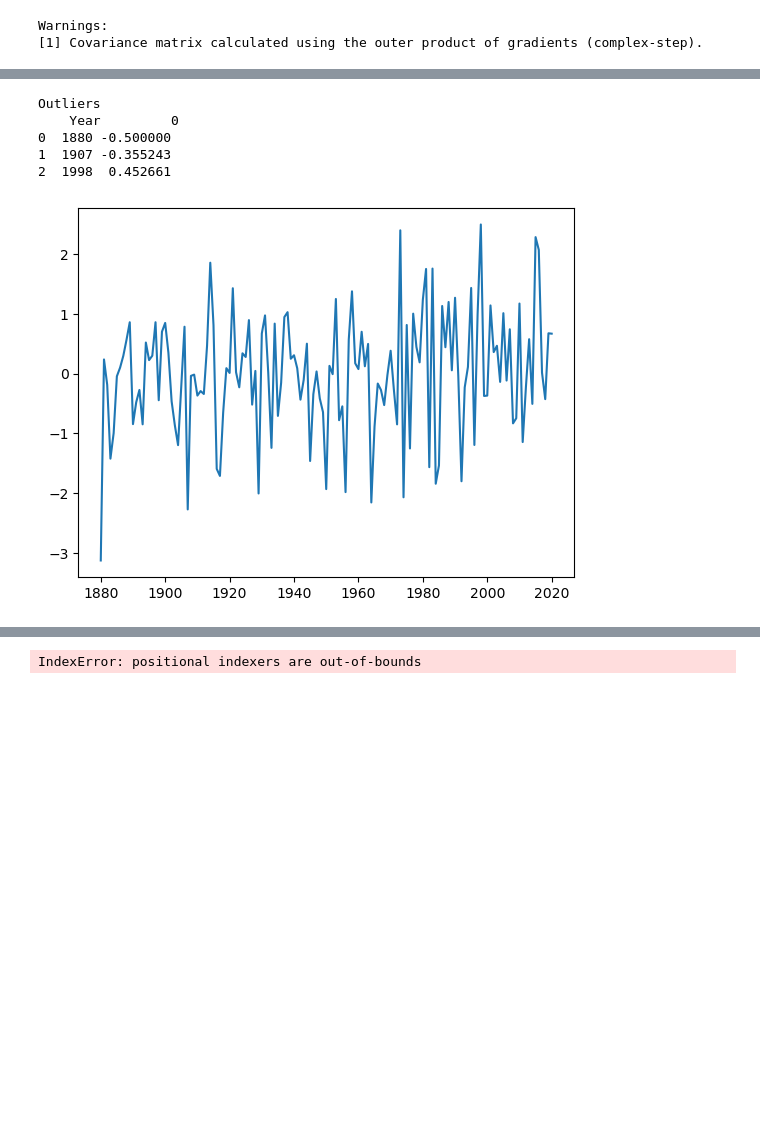
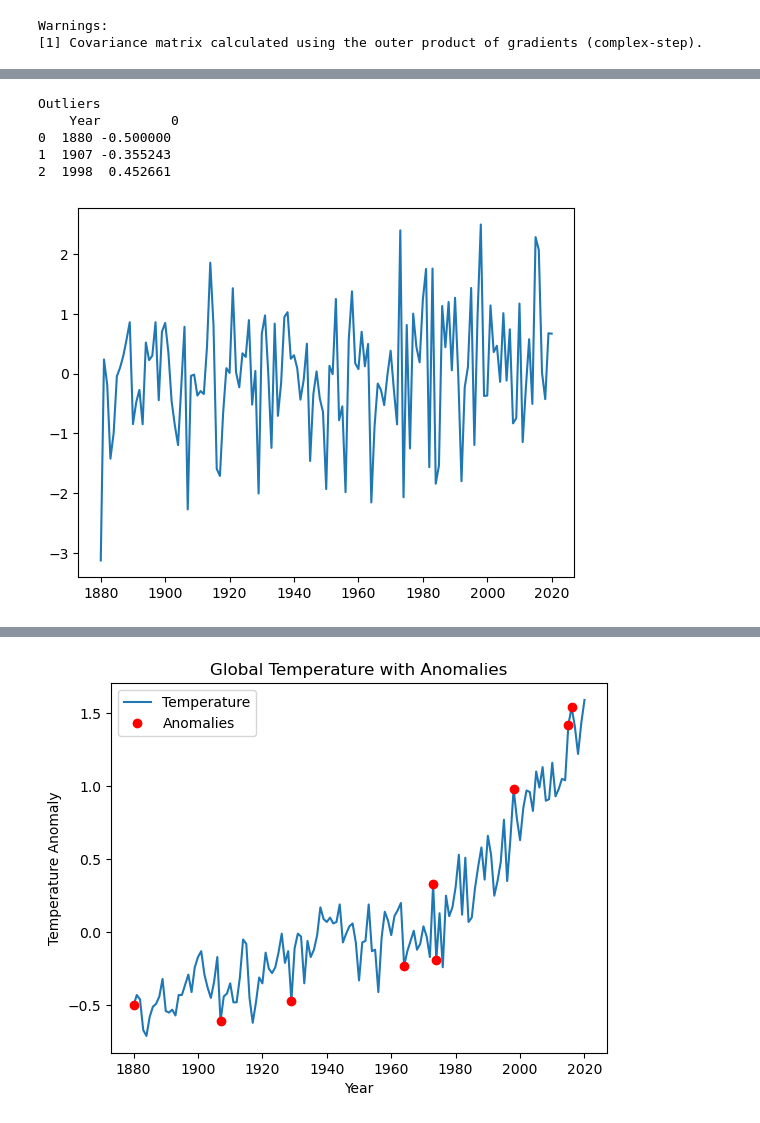
Before and after one commit to nagars/IL2233-KTH-Embedded-Intelligence, a Jupyter notebook: Project/Project_Task3.ipynb, the cells around one changed output, grey strips where cells are left out. Drawn from its saved outputs; the diff is of its cells as text; code cells hidden in the pictures; blank space fills up the shorter version.

```diff
--- a/Project/Project_Task3.ipynb
+++ b/Project/Project_Task3.ipynb
@@ -184,4 +177,6 @@ Ljung-Box test: p value is > 0.05. Thus the data is random
 # %%
+from pandas import Series
+
 # Anomaly Detection
 
 def box_plot_outlier(data):
@@ -202,32 +197,42 @@ def z_score(data):
     # Calculate Z-score for each data point
     return (data - np.mean(data)) / np.std(data)
 
-#Box plot
-plt.boxplot(residuals)
+def find_anomalies(series, title="plot", filename="Anomaly"):
+
+    #Box plot
+    plt.figure()
+    plt.boxplot(series)
+    plt.title = title
+    plt.savefig(f'plots/{filename}_BoxPlot.png')
+    plt.show()
+
+    # Print Outliers
+    outliers = box_plot_outlier(series)
+    print("Outliers \n",series[series.isin(outliers)].reset_index())
+
+    # Plot zscores
+    zscore = z_score(series)
+    plt.figure()
+    plt.plot(zscore)
+    plt.title = title
+    plt.savefig(f'plots/{filename}_ZScore.png')
+    plt.show()
+
+    # Anomalies
+    anomalies = zscore[zscore.abs() > 2]    # 98% Anomaly Threshold
+    print("Anomalies: \n",anomalies)
+    return anomalies
+
+anomalies = find_anomalies(residuals, "Global Temp Residual Series", "GlobalTempResid_Series")
+
+# Plot series with anomalies marked
+series.plot.line(title="Global Temperature with Anomalies")
+plt.plot(anomalies.index, series.loc[anomalies.index], 'ro', label = "Anomalies")
+plt.xlabel('Year')
+plt.ylabel('Temperature Anomaly')
+plt.legend()
+plt.savefig(f"plots/GlobTemp_with_Anomalies.png")
 plt.show()
-
-# Print Outliers
-outliers = box_plot_outlier(residuals)
-print("Outliers \n",residuals[residuals.isin(outliers)].reset_index())
-
-# Plot zscores
-zscore = z_score(residuals)
-plt.plot(zscore)
-plt.show()
-print("Zscores: \n",zscore)
-
-# Anomalies
-anomalies = zscore[zscore.abs() > 2]    # 98% Anomaly Threshold
-print("Anomalies: \n",anomalies)
-
-print(anomalies.index)
-print(series.iloc[anomalies.index])
-
-# Plot anomalies on original series
-series.plot(kind='line', title='Line plot', xlabel='Year', ylabel='Anomaly', label="Temperature")
-plt.plot(anomalies.index, series.iloc[anomalies.index], style="o", label = "Anomalies")
-plt.title(f'Anomalies in red (z-score > 98%)\nBoxplot outliers in green (1.5*IQR)')
-plt.show()
 # %% [output]
 [figure]
 Outliers
@@ -256 +256 @@ Index([1880, 1907, 1929, 1964, 1973, 1974, 1998, 2015, 2016], dtype='int64', nam
-IndexError: positional indexers are out-of-bounds
+[figure, added]
```
Also changed, not shown: parts of 9 cells of this notebook, 34 other files.
